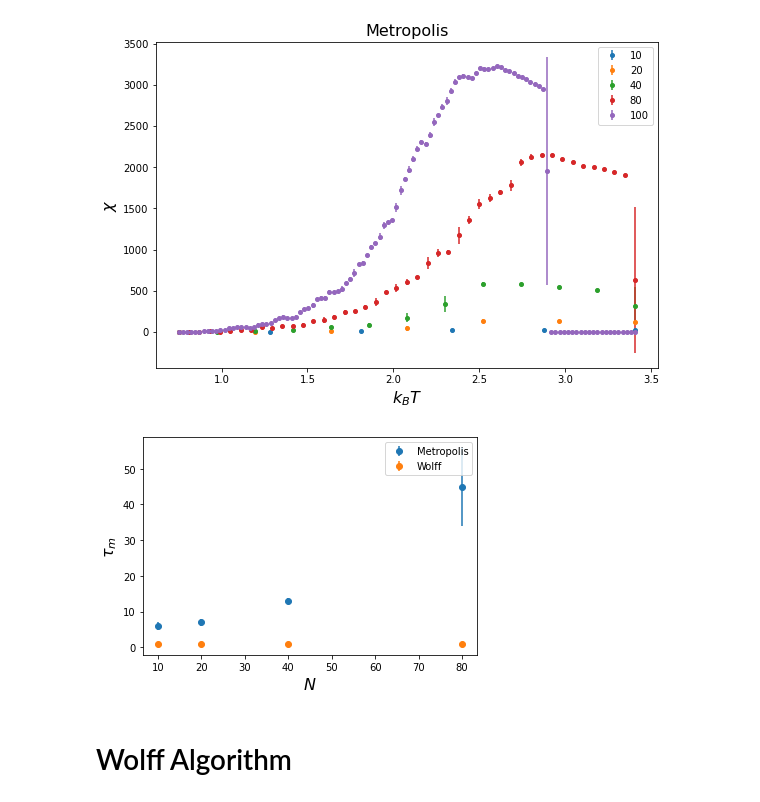
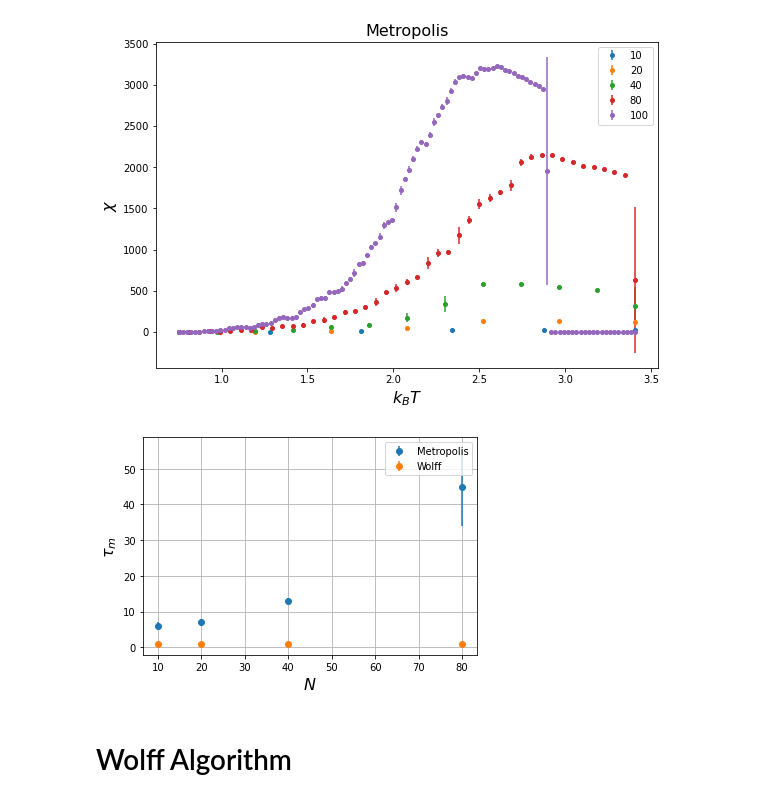
Before and after one commit to bernwo/AP3082-Ising-Model, a Jupyter notebook: scripts/results.ipynb, the cells around one changed output. Cells and saved outputs as stored; diff of their text form; code cells hidden in the pictures.

```diff
--- a/scripts/results.ipynb
+++ b/scripts/results.ipynb
@@ -131,22 +131,23 @@ plt.savefig(f"../simulation_images/met_susc.pdf",  bbox_inches='tight')
 # %%
 taus_m = []
 error_taus_m = []
 taus_w = []
 error_taus_w = []
 for mag in magnets_m:
     taus_m.append(np.array(mag)[3])
     error_taus_m.append(np.array(mag)[4])
 for mag in magnets_w:
     taus_w.append(np.array(mag)[3])
     error_taus_w.append(np.array(mag)[4])
-plt.errorbar(lengths[:-1],taus_m[:-1],yerr=np.concatenate(error_taus_m[:-1]),fmt='o',label='Metropolis')
+plt.grid(zorder=0)
+plt.errorbar(lengths[:-1],taus_m[:-1],yerr=np.concatenate(error_taus_m[:-1]),fmt='o',label='Metropolis',zorder=3)
 plt.errorbar(lengths[:-1],taus_w[:-1],yerr=np.concatenate(error_taus_w[:-1]),fmt='o',label='Wolff')
 plt.legend()
 plt.xlabel(r'$N$',fontsize=16)
 plt.ylabel(r'$\tau_m$',fontsize=16)
 plt.savefig(f"../simulation_images/taus_m.pdf",  bbox_inches='tight')
 # %% [output]
-[figure, old version]
+[figure, new version]
 # %% [markdown]
 # Wolff Algorithm
 # %%
```
Also changed, not shown: 7 other files.
